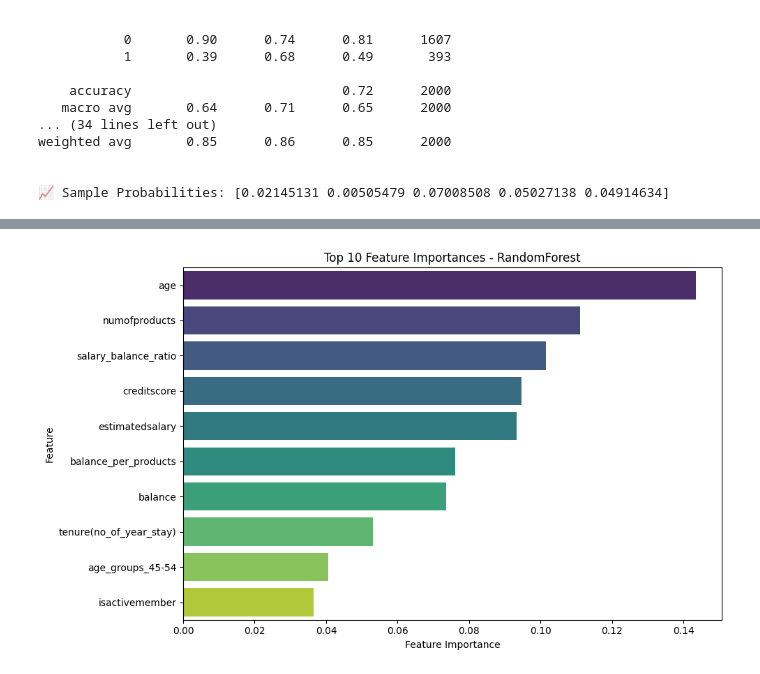
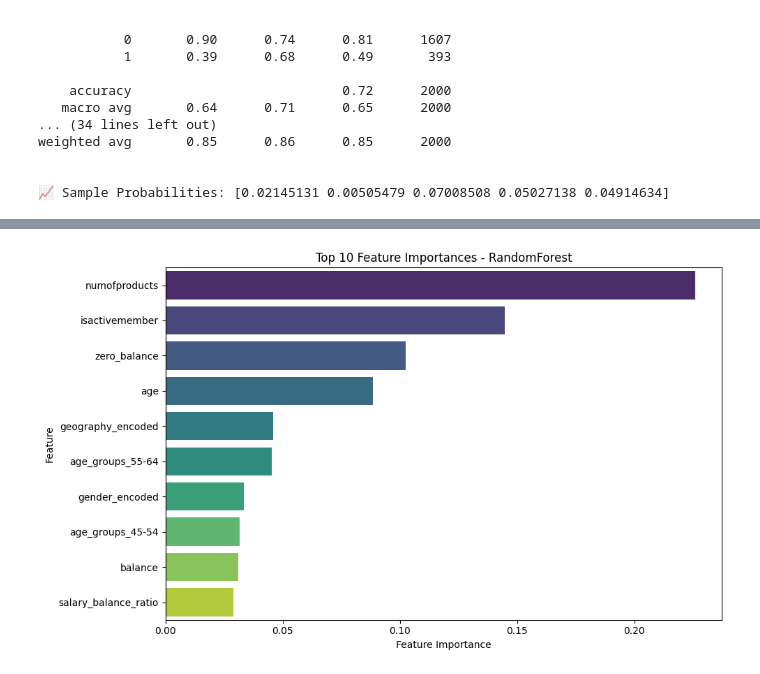
Before and after one commit to Ishasavani1402/Machin_Learning, a Jupyter notebook: customer_churn_prediction/EDA.ipynb, the cells around one changed output, grey strips where cells are left out. Saved outputs shown, nothing was run; the diff lists cells and outputs as text; code cells hidden in the pictures.

```diff
--- a/customer_churn_prediction/EDA.ipynb
+++ b/customer_churn_prediction/EDA.ipynb
@@ -396,18 +396,18 @@ plt.show()
 # %%
 feature_names = x_train.columns
-importances = random_forest.feature_importances_
+importances = xgb_classification.feature_importances_
 
 fi_df = pd.DataFrame({
 "feature": feature_names,
 "importance": importances
 }).sort_values("importance", ascending=False).head(10)
 
 plt.figure(figsize=(10, 6))
 sns.barplot(x="importance", y="feature", data=fi_df, palette="viridis")
 plt.title("Top 10 Feature Importances - RandomForest")
 plt.xlabel("Feature Importance")
 plt.ylabel("Feature")
 plt.tight_layout()
 plt.show()
 # %% [output]
-[figure, old version]
+[figure, new version]
```
Also changed, not shown: parts of 1 cell of this notebook, 10 other files.
